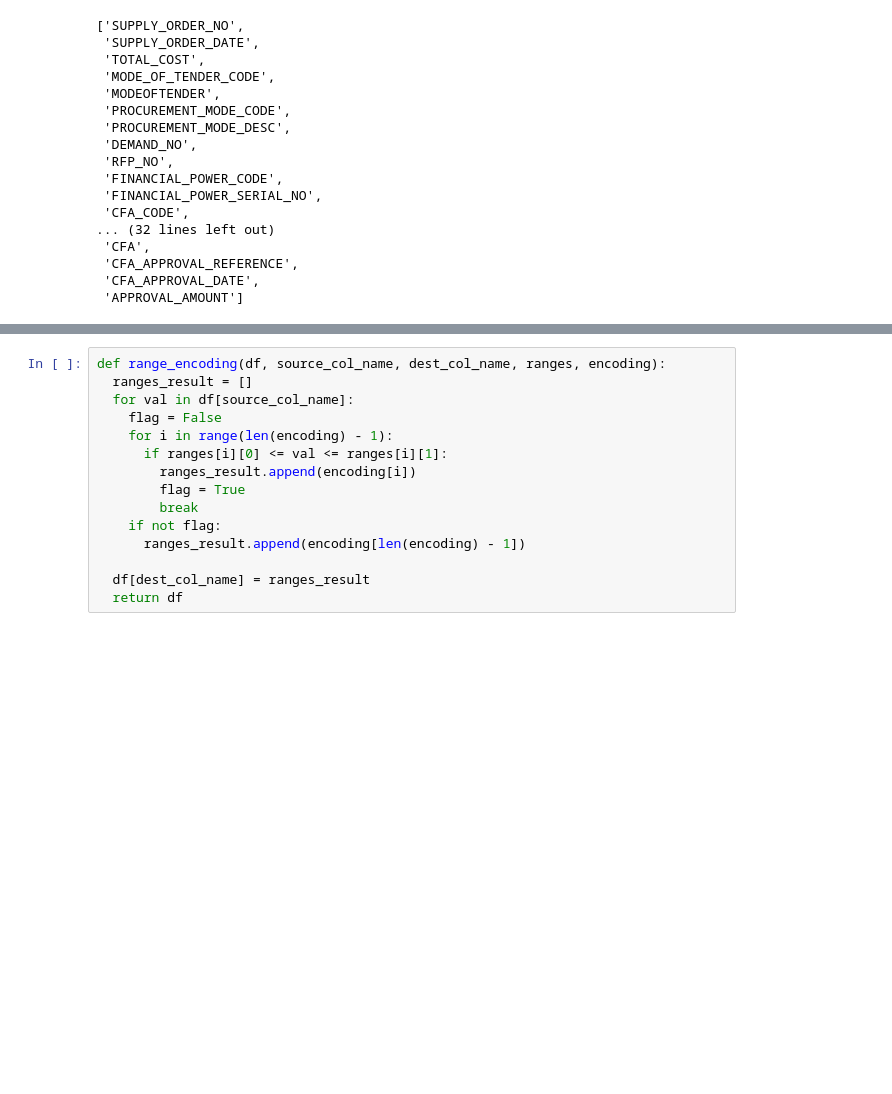
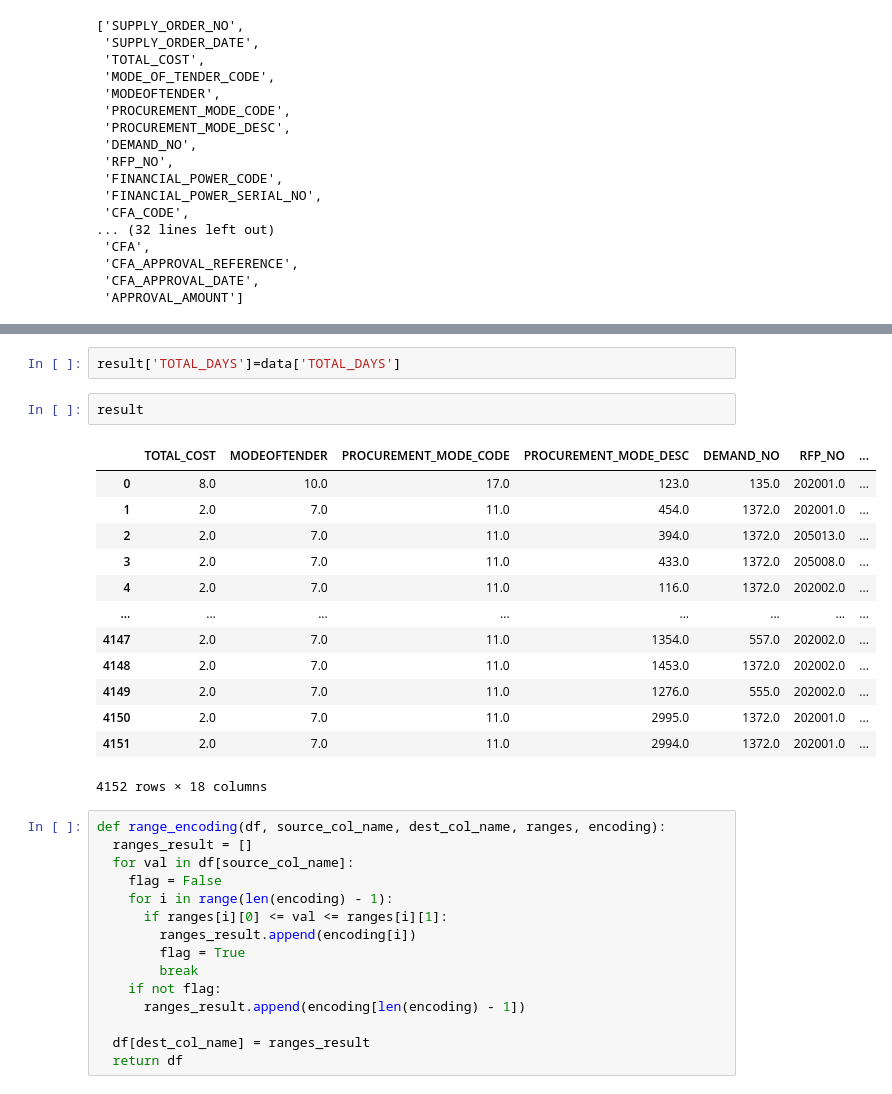
Before and after one commit to koushal2001/Procurement_Timeframe, a Jupyter notebook: BE_Project.ipynb, the cells around one changed output, grey strips where cells are left out. Saved outputs shown, nothing was run; the diff lists cells and outputs as text; blank space fills up the shorter version.

```diff
--- a/BE_Project.ipynb
+++ b/BE_Project.ipynb
@@ -107,3 +363,21 @@ Name: TOTAL_DAYS, Length: 4152, dtype: int64
+# %%
+result['TOTAL_DAYS']=data['TOTAL_DAYS']
+# %%
+result
+# %% [output]
+|  | TOTAL_COST | MODEOFTENDER | PROCUREMENT_MODE_CODE | PROCUREMENT_MODE_DESC | DEMAND_NO | RFP_NO | ... |
+| 0 | 8.0 | 10.0 | 17.0 | 123.0 | 135.0 | 202001.0 | ... |
+| 1 | 2.0 | 7.0 | 11.0 | 454.0 | 1372.0 | 202001.0 | ... |
+| 2 | 2.0 | 7.0 | 11.0 | 394.0 | 1372.0 | 205013.0 | ... |
+| 3 | 2.0 | 7.0 | 11.0 | 433.0 | 1372.0 | 205008.0 | ... |
+| 4 | 2.0 | 7.0 | 11.0 | 116.0 | 1372.0 | 202002.0 | ... |
+| ... | ... | ... | ... | ... | ... | ... | ... |
+| 4147 | 2.0 | 7.0 | 11.0 | 1354.0 | 557.0 | 202002.0 | ... |
+| 4148 | 2.0 | 7.0 | 11.0 | 1453.0 | 1372.0 | 202002.0 | ... |
+| 4149 | 2.0 | 7.0 | 11.0 | 1276.0 | 555.0 | 202002.0 | ... |
+| 4150 | 2.0 | 7.0 | 11.0 | 2995.0 | 1372.0 | 202001.0 | ... |
+| 4151 | 2.0 | 7.0 | 11.0 | 2994.0 | 1372.0 | 202001.0 | ... |
+4152 rows × 18 columns
 # %%
 def range_encoding(df, source_col_name, dest_col_name, ranges, encoding):
   ranges_result = []
```
Also changed, not shown: parts of 88 cells of this notebook.
